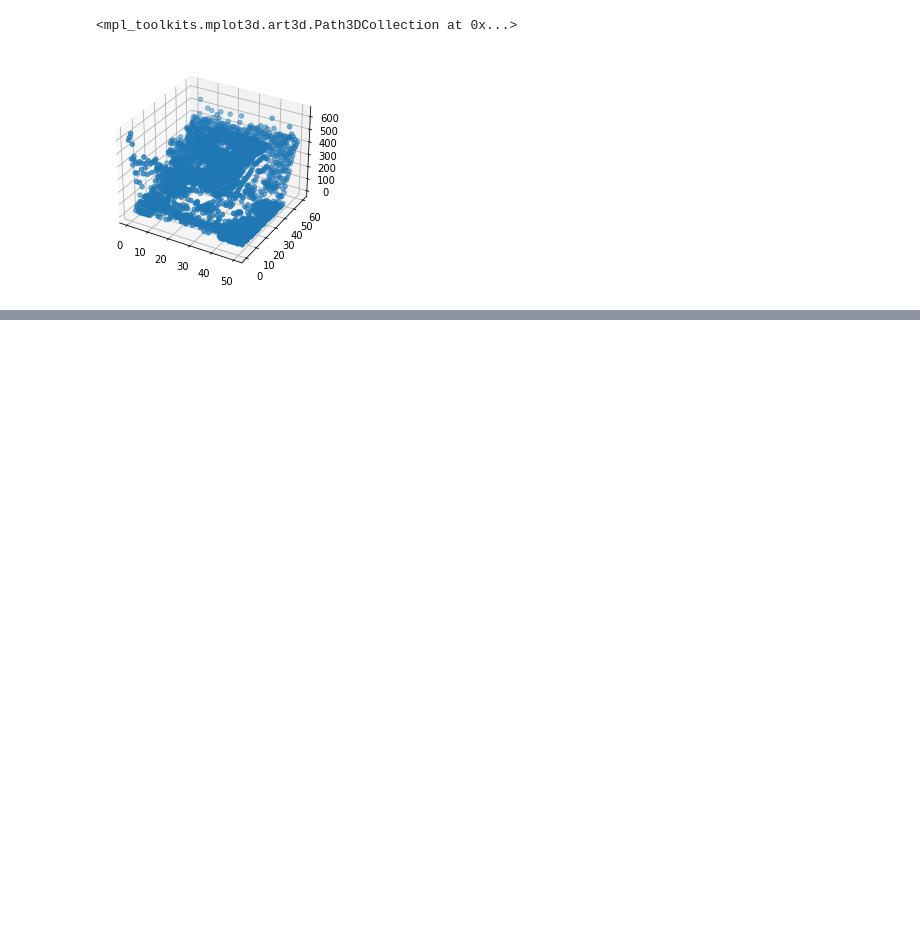
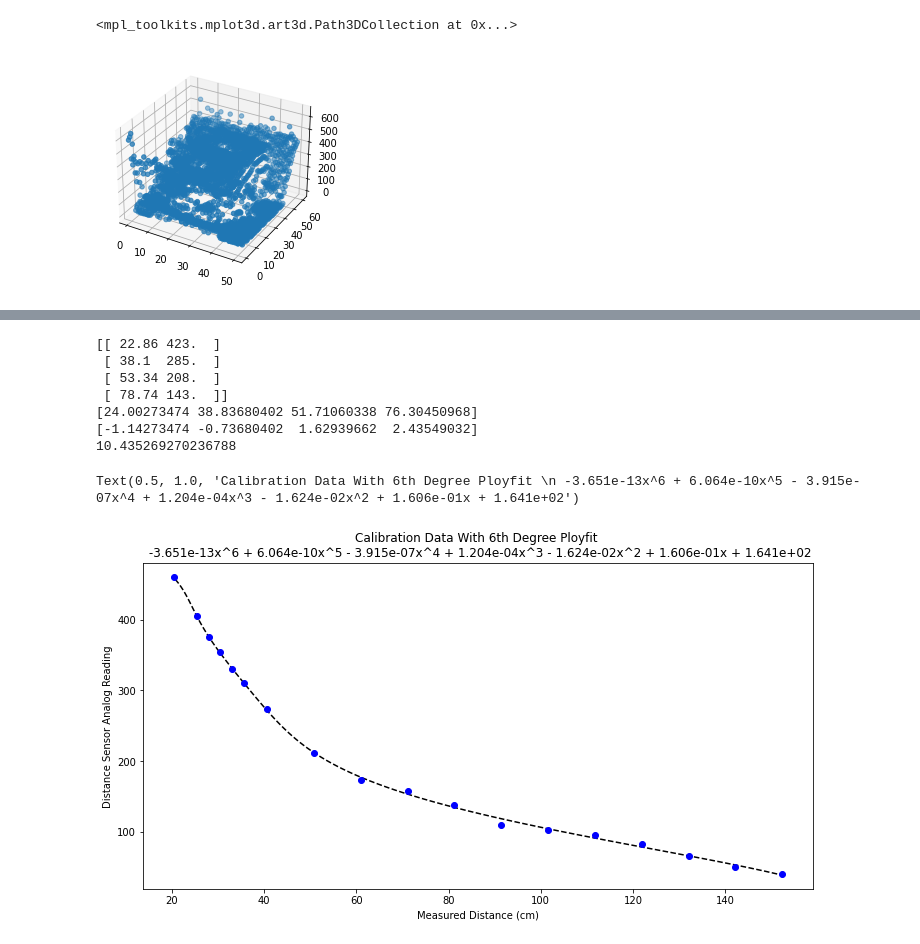
Before and after one commit to julesbrettle/3D_Scanner, a Jupyter notebook: 3d_scanner_jupyter.ipynb, the cells around one changed output, grey strips where cells are left out. Cells and saved outputs as stored; diff of their text form; code cells hidden in the pictures; blank space fills up the shorter version.

```diff
--- a/3d_scanner_jupyter.ipynb
+++ b/3d_scanner_jupyter.ipynb
@@ -173,0 +173,29 @@ plt.plot(dsNP[:,0],dsNP[:,1], 'o', p(xp),xp, '-',ptsrNP[:,3],ptsrNP[:,2],'.')
+# %%
+dsNP = np.load("calibration_data_1.npy")
+dsTestNP = np.load("calibration_data_test_1.npy")
+print(dsTestNP)
+
+dsTestExpected = p(dsTestNP[:,1])
+print(dsTestExpected)
+errors = dsTestNP[:,0]-dsTestExpected
+rss = sum((dsTestNP[:,0]-dsTestExpected)**2)
+print(errors)
+print(rss)
+
+
+fig = plt.figure(figsize=(12, 6))
+ax = plt.axes()
+plt.plot(p(xp),xp, 'k--',dsNP[:,0],dsNP[:,1], 'bo')
+ax.set_xlabel("Measured Distance (cm)")
+ax.set_ylabel("Distance Sensor Analog Reading")
+ax.set_title('Calibration Data With 6th Degree Ployfit \n -3.651e-13x^6 + 6.064e-10x^5 - 3.915e-07x^4 + 1.204e-04x^3 - 1.624e-02x^2 + 1.606e-01x + 1.641e+02')
+# %% [output]
+[[ 22.86 423.  ]
+ [ 38.1  285.  ]
+ [ 53.34 208.  ]
+ [ 78.74 143.  ]]
+[24.00273474 38.83680402 51.71060338 76.30450968]
+[-1.14273474 -0.73680402  1.62939662  2.43549032]
+10.435269270236788
+Text(0.5, 1.0, 'Calibration Data With 6th Degree Ployfit \n -3.651e-13x^6 + 6.064e-10x^5 - 3.915e-07x^4 + 1.204e-04x^3 - 1.624e-02x^2 + 1.606e-01x + 1.641e+02')
+[figure, added]
```
Also changed, not shown: parts of 5 cells of this notebook, 18 other files.
